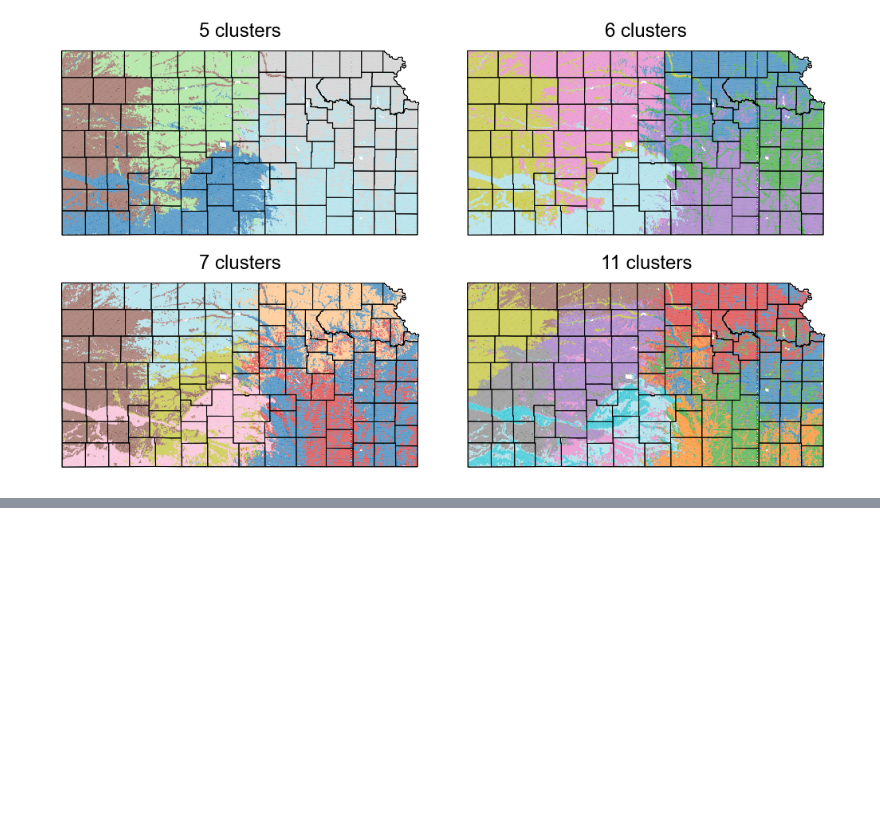
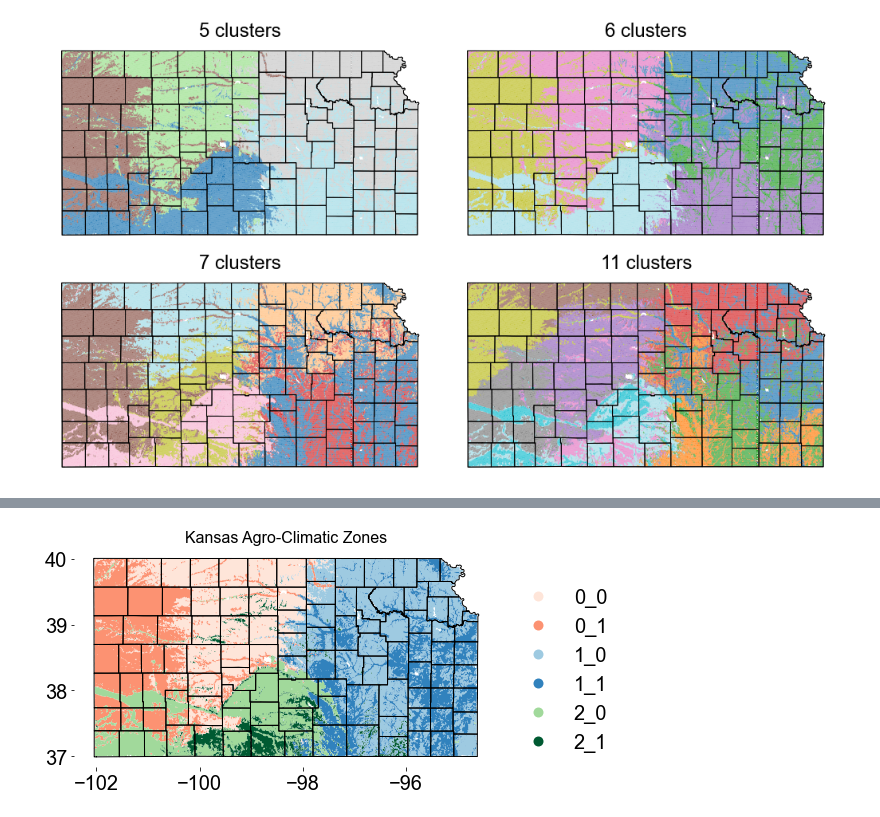
Before and after one commit to sarahannbowser/KS_agro_climatic_zones, a Jupyter notebook: bisecting.ipynb, the cells around one changed output, grey strips where cells are left out. Drawn from its saved outputs; the diff is of its cells as text; code cells hidden in the pictures; blank space fills up the shorter version.

```diff
--- a/bisecting.ipynb
+++ b/bisecting.ipynb
@@ -244,0 +324,10 @@ plt.show()
+# %%
+# Add nested column
+map1 = map_df.loc[map_df['kmean_3_cluster'] == 0]
+map1['micro_cluster'] = cluster_1_micro
+
+map2 = map_df.loc[map_df['kmean_3_cluster'] == 1]
+map2['micro_cluster'] = cluster_2_micro
+
+map3 = map_df.loc[map_df['kmean_3_cluster'] == 2]
+map3['micro_cluster'] = cluster_3_micro
@@ -244,0 +350,4 @@ plt.show()
+# %%
+macro_micro=pd.concat([map1, map2, map3])
+macro_micro.to_crs(epsg=4269, inplace=True)
+macro_micro.head(3)
@@ -244,0 +359,6 @@ plt.show()
+# %%
+macro_micro['unique_cluster'] = macro_micro.kmean_3_cluster.astype(str) + '_' +macro_micro.micro_cluster.astype(str)
+# %%
+cls = macro_micro.dissolve(by='unique_cluster')
+cls=cls.reset_index()
+cls.head(3)
@@ -245,3 +370,28 @@ plt.show()
+# %%
+plt.figure(figsize=(8,10), constrained_layout=True)
+ax = plt.axes(projection=ccrs.PlateCarree())
+ax = plt.axes() #
+plt.rcParams['font.family'] = 'Arial'
+plt.rcParams["font.size"] = 20
+
+plt.title('Kansas Agro-Climatic Zones', fontsize=16)
+
+cmap = mpl.colors.ListedColormap(['#fee5d9',"#fc9272",
+                                   '#9ecae1', '#3182bd' ,
+                                   '#a1d99b', '#005a32'])
+
+plot=cls.plot(column='unique_cluster', cmap=cmap, categorical=True,legend=True, ax=ax, legend_kwds=dict(bbox_to_anchor=(1.3,.9), frameon=False))
+
+#s_.plot(ax=ax, color='none', edgecolor='black', linewidths =.5)
+
+ks_map.plot(ax=ax, color='none', edgecolor='white', linewidths =1)
+map_county.plot(ax=ax, color='none', edgecolor='black', linewidths =1)
+
+plt.box(False)
+
+plt.show()
+# %% [output]
+[figure, added]
 # %%
 map_df.to_csv('clusters.csv')
 map_df.to_file('clusters.shape')
```
Also changed, not shown: parts of 8 cells of this notebook.
